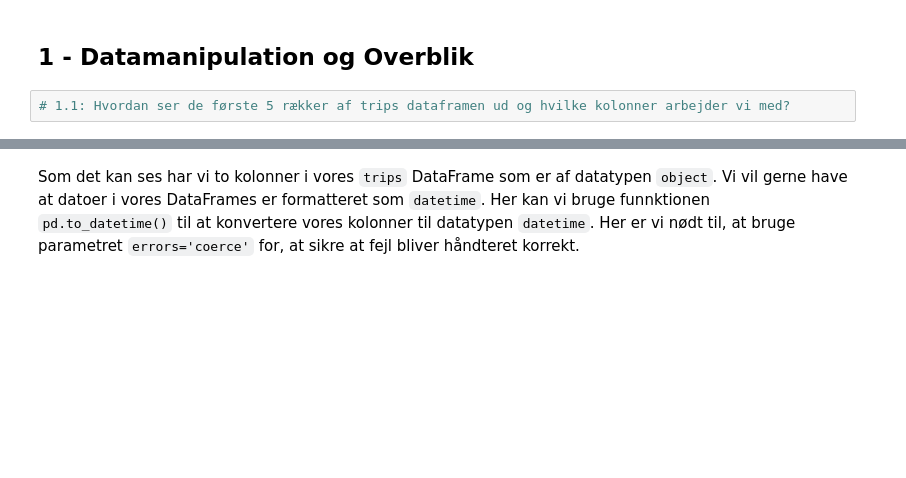
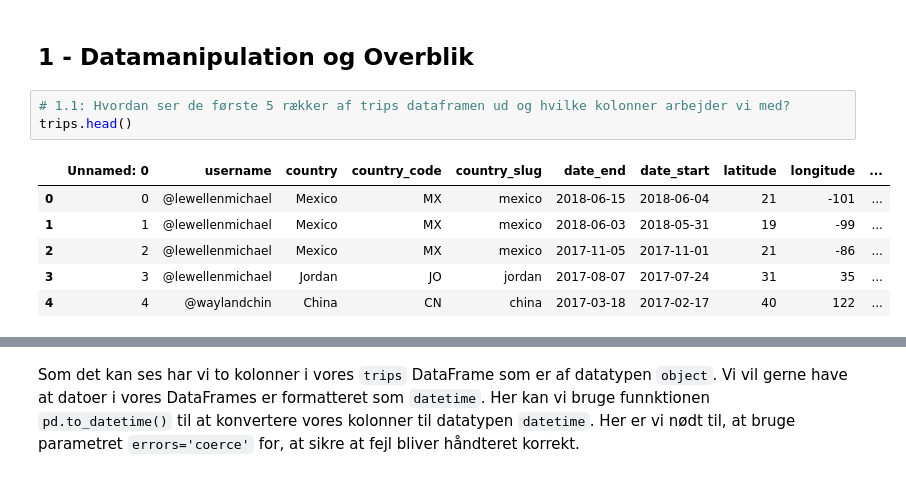
Before and after one commit to RJuro/AS2021, a Jupyter notebook: Øvelse 4 - Digital Nomads.ipynb, the cells around one changed output, grey strips where cells are left out. Drawn from its saved outputs; the diff is of its cells as text; blank space fills up the shorter version.

```diff
--- a/Øvelse 4 - Digital Nomads.ipynb
+++ b/Øvelse 4 - Digital Nomads.ipynb
@@ -22,6 +22,14 @@ country = pd.DataFrame(country_data)
 ## 1 - Datamanipulation og Overblik
 # %%
 # 1.1: Hvordan ser de første 5 rækker af trips dataframen ud og hvilke kolonner arbejder vi med?
+trips.head()
+# %% [output]
+|  | Unnamed: 0 | username | country | country_code | country_slug | date_end | date_start | latitude | longitude | ... |
+| 0 | 0 | @lewellenmichael | Mexico | MX | mexico | 2018-06-15 | 2018-06-04 | 21 | -101 | ... |
+| 1 | 1 | @lewellenmichael | Mexico | MX | mexico | 2018-06-03 | 2018-05-31 | 19 | -99 | ... |
+| 2 | 2 | @lewellenmichael | Mexico | MX | mexico | 2017-11-05 | 2017-11-01 | 21 | -86 | ... |
+| 3 | 3 | @lewellenmichael | Jordan | JO | jordan | 2017-08-07 | 2017-07-24 | 31 | 35 | ... |
+| 4 | 4 | @waylandchin | China | CN | china | 2017-03-18 | 2017-02-17 | 40 | 122 | ... |
 # %%
 # 1.2: Er der nogle rækker med manglende data i trips dataframen?
 # 1.3: Hvilke datatyper arbejder vi med?
```
Also changed, not shown: parts of 33 cells of this notebook.
